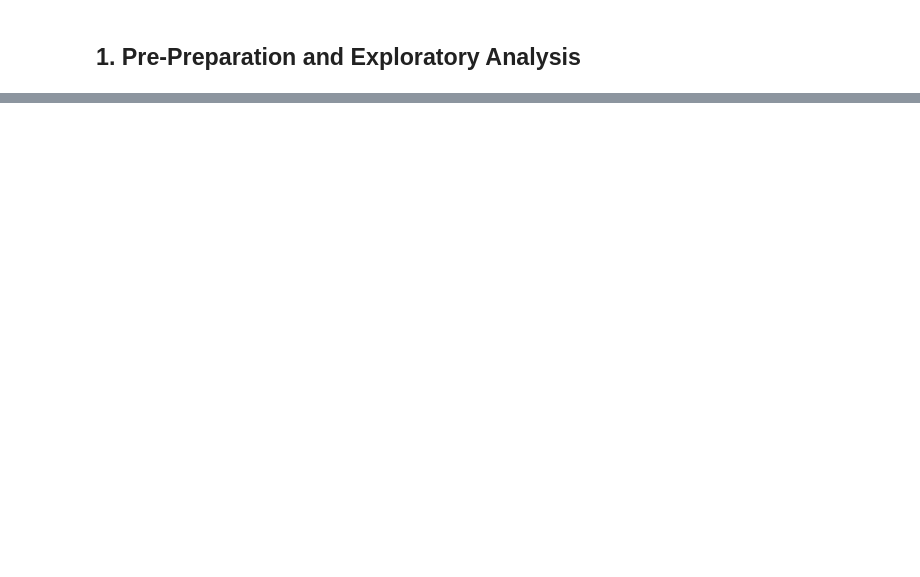
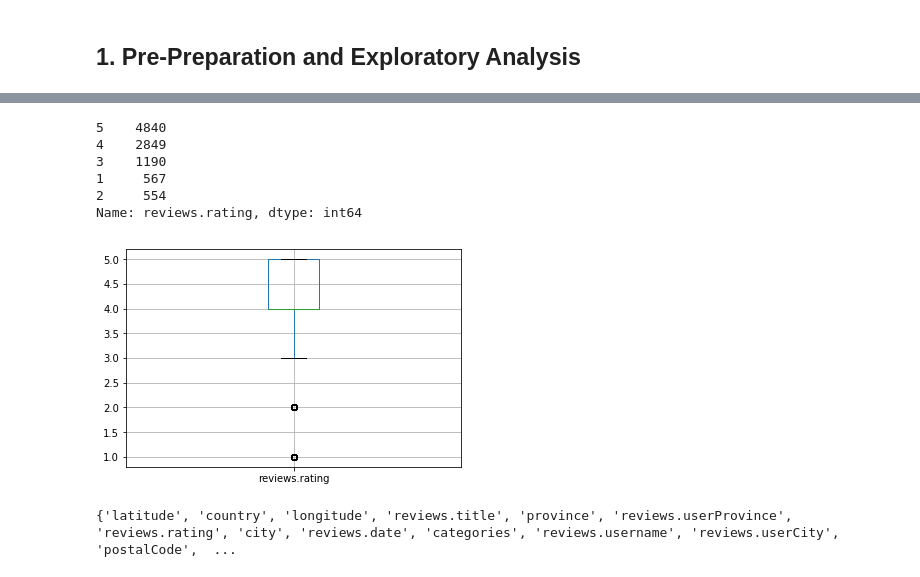
Before and after one commit to SJTButler/hotel-review-analysis, a Jupyter notebook: Hotel Review Analysis.ipynb, the cells around one changed output, grey strips where cells are left out. Saved outputs shown, nothing was run; the diff lists cells and outputs as text; code cells hidden in the pictures; blank space fills up the shorter version.

```diff
--- a/Hotel Review Analysis.ipynb
+++ b/Hotel Review Analysis.ipynb
@@ -29,0 +114,21 @@ df.describe()
+# %%
+df_3 = pd.read_csv(DATASET_3)
+df_3.head()
+
+df_3.boxplot(column="reviews.rating")
+print(df_3["reviews.rating"].value_counts())
+# %% [output]
+5    4840
+4    2849
+3    1190
+1     567
+2     554
+Name: reviews.rating, dtype: int64
+[figure, added]
+# %%
+#Find the columns that are present in each of the three datasets, and make sure that there aren't any important columns
+# (review text, title, rating, etc.) that are functionally identical, but named differently
+columns_intersection = set.intersection(set(df_1.columns.values),set(df_2.columns.values), set(df_3.columns.values))
+print(columns_intersection)
+# %% [output]
+{'latitude', 'country', 'longitude', 'reviews.title', 'province', 'reviews.userProvince', 'reviews.rating', 'city', 'reviews.date', 'categories', 'reviews.username', 'reviews.userCity', 'postalCode',  ...
```
Also changed, not shown: parts of 14 cells of this notebook.
